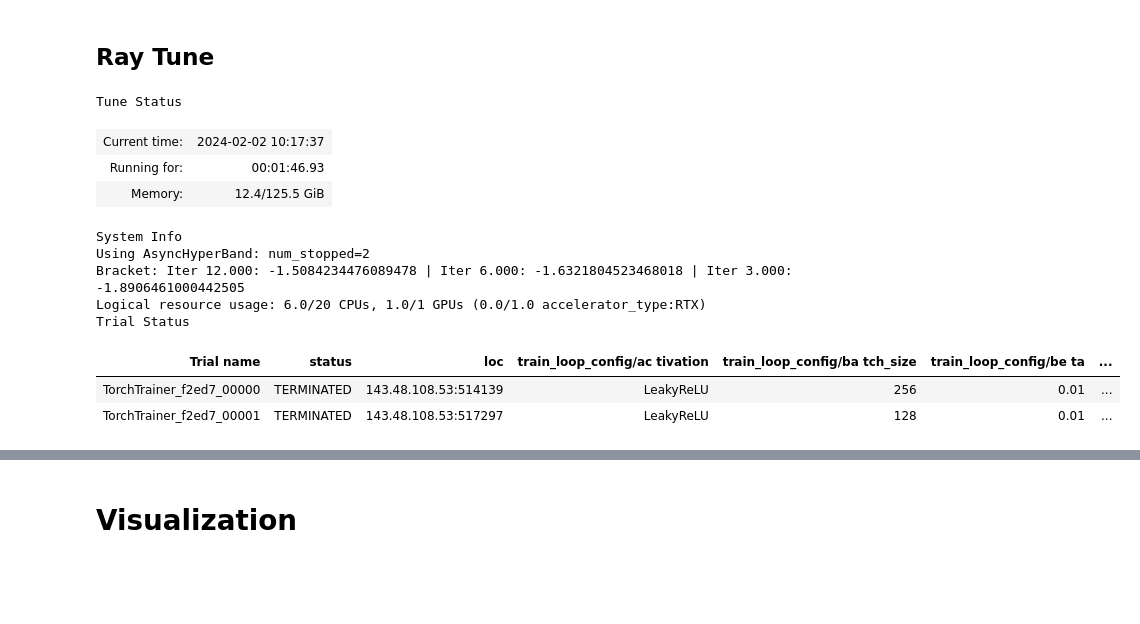
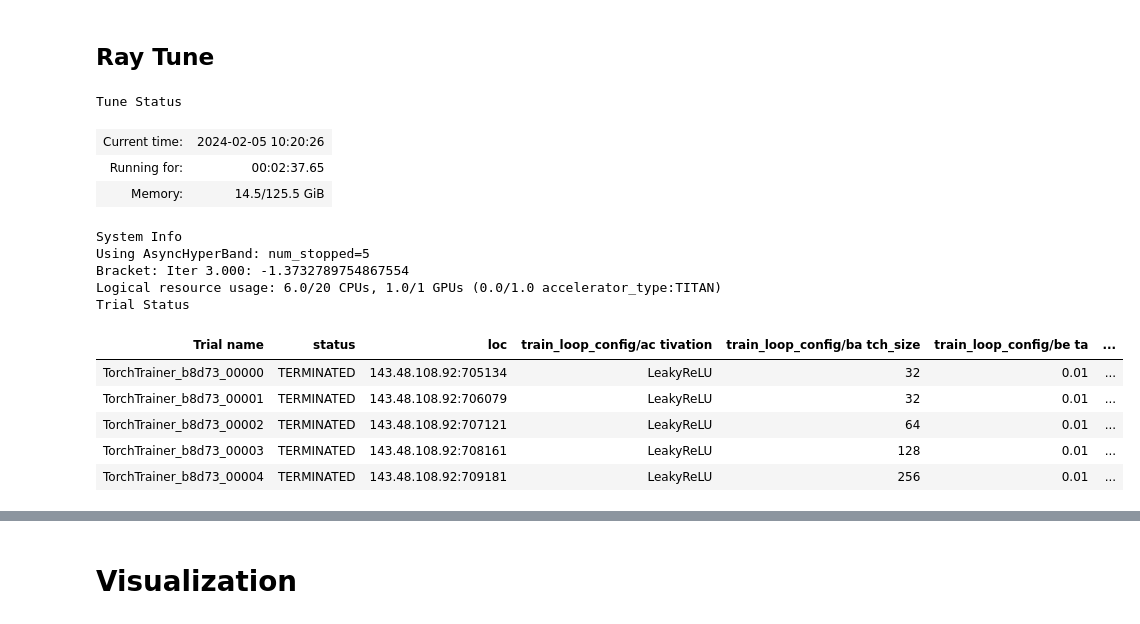
Before and after one commit to MasayukiNagai/ArgonauteAnalysis, a Jupyter notebook: VAE_ProteinFamily.ipynb, the cells around one changed output, grey strips where cells are left out. Cells and saved outputs as stored; diff of their text form; code cells hidden in the pictures; blank space fills up the shorter version.

```diff
--- a/VAE_ProteinFamily.ipynb
+++ b/VAE_ProteinFamily.ipynb
@@ -141,7 +142,8 @@ weights_dict = calculate_weights(similarity_matrix, SIMILARITY_THRESHOLDS)
 # %%
 torch_file = './data/index_seqs.pt'
+if is_loading:
+    index_seqs = torch.load(torch_file)
 # torch.save(index_seqs, torch_file)
-index_seqs = torch.load(torch_file)
 # %% [markdown]
 # Model
 # %%
@@ -383,11 +394,23 @@ class CustomProgressBar(TQDMProgressBar):
 N, L = index_seqs.shape
 C = MAX_INDEX + 1
 
+h_params = {
+    'batch_size': 64,
+    'z_dim': 2,
+    'lr': 1e-3,
+    'dropout': 0.3,
+    'beta': 0.1,
+    'activation': 'LeakyReLU',
+    'dim1': 2000,
+    'dim2': 1000,
+    'is_annealing': False}
+
+logger = TensorBoardLogger(save_dir='./lightning_logs', name=f'test')
+
 device = torch.device("cuda")
-vae_model = VAE(input_dim=L*C, device=device).to(device)
-# vae_model = vae_model.to('cuda')
-pdm = ProteinDataModule(index_seqs, batch_size=BATCH_SIZE, weights=None, seed_value=42)
-trainer = pl.Trainer(max_epochs=2, callbacks=[CustomProgressBar()])
+vae_model = VAE(input_dim=L*C, device=device, h_params=h_params).to(device)
+pdm = ProteinDataModule(index_seqs, batch_size=h_params['batch_size'], weights=None, seed_value=42)
+trainer = pl.Trainer(max_epochs=20, callbacks=[CustomProgressBar()], logger=logger)
 trainer.fit(model=vae_model, datamodule=pdm)
 # %% [output]
 GPU available: True (cuda), used: True
@@ -482,11 +513,11 @@ C = MAX_INDEX + 1
 seed = 42
 weights = None
 
-num_epochs = 15
+num_epochs = 3
 num_workers = 1
 num_gpus = 1
 num_cpus = 5
-num_samples = 200
+num_samples = 5
 
 # batch_unit = 64
 
@@ -502,6 +533,7 @@ def train_vae(config):
         callbacks=[RayTrainReportCallback()],
         plugins=[RayLightningEnvironment()],
         enable_progress_bar=False,
+        enable_checkpointing=False
     )  # callbacks=[TuneReportCallback(metrics, on="validation_end")], ###
     trainer = prepare_trainer(trainer)
     trainer.fit(model, datamodule=dm)
@@ -512,10 +544,11 @@ scaling_config = ScalingConfig(
 
 run_config = RunConfig(
     checkpoint_config=CheckpointConfig(
-        num_to_keep=2,
+        num_to_keep=1,
         checkpoint_score_attribute="ptl/val_loss",
         checkpoint_score_order="min",
     ),
+    callbacks=[WandbLoggerCallback(project="Wandb_VAE_test")]
 )
 
 ray_trainer = TorchTrainer(
@@ -529,11 +562,12 @@ search_space = {
     'activation': tune.choice(['LeakyReLU']),
     'z_dim': tune.choice([2]),
     'beta': tune.choice([0.01]),
-    'lr': tune.loguniform(1e-4, 1e-1),
+    'lr': tune.choice([1e-3]),
     'dropout': tune.uniform(0.1, 0.8),
     'dim1': tune.randint(100, 2000),
     'dim2': tune.randint(100, 2000)}
 
+    #  'lr': tune.loguniform(1e-4, 1e-1),
     # 'encoder_dim1': tune.randint(200, 2000),
     # 'encoder_dim2': tune.randint(100, 1500),
     # 'decoder_dim1': tune.randint(100, 1500),
@@ -551,23 +585,24 @@ def tune_vae_asha(num_samples=5):
             num_samples=num_samples,
             scheduler=scheduler,
         ),
-        run_config=train.RunConfig(
-            callbacks=[WandbLoggerCallback(project="Wandb_VAE")]
-        ),
+        run_config=run_config,
     )
     return tuner.fit()
 # %%
-results = tune_vae_asha(2)
+results = tune_vae_asha(num_samples)
 # %% [output]
 Tune Status
-| Current time: | 2024-02-02 10:17:37 |
-| Running for: | 00:01:46.93 |
-| Memory: | 12.4/125.5 GiB |
+| Current time: | 2024-02-05 10:20:26 |
+| Running for: | 00:02:37.65 |
+| Memory: | 14.5/125.5 GiB |
 System Info
-Using AsyncHyperBand: num_stopped=2
-Bracket: Iter 12.000: -1.5084234476089478 | Iter 6.000: -1.6321804523468018 | Iter 3.000: -1.8906461000442505
-Logical resource usage: 6.0/20 CPUs, 1.0/1 GPUs (0.0/1.0 accelerator_type:RTX)
+Using AsyncHyperBand: num_stopped=5
+Bracket: Iter 3.000: -1.3732789754867554
+Logical resource usage: 6.0/20 CPUs, 1.0/1 GPUs (0.0/1.0 accelerator_type:TITAN)
 Trial Status
 | Trial name | status | loc | train_loop_config/ac tivation | train_loop_config/ba tch_size | train_loop_config/be ta | ... |
-| TorchTrainer_f2ed7_00000 | TERMINATED | 143.48.108.53:514139 | LeakyReLU | 256 | 0.01 | ... |
-| TorchTrainer_f2ed7_00001 | TERMINATED | 143.48.108.53:517297 | LeakyReLU | 128 | 0.01 | ... |
+| TorchTrainer_b8d73_00000 | TERMINATED | 143.48.108.92:705134 | LeakyReLU | 32 | 0.01 | ... |
+| TorchTrainer_b8d73_00001 | TERMINATED | 143.48.108.92:706079 | LeakyReLU | 32 | 0.01 | ... |
+| TorchTrainer_b8d73_00002 | TERMINATED | 143.48.108.92:707121 | LeakyReLU | 64 | 0.01 | ... |
+| TorchTrainer_b8d73_00003 | TERMINATED | 143.48.108.92:708161 | LeakyReLU | 128 | 0.01 | ... |
+| TorchTrainer_b8d73_00004 | TERMINATED | 143.48.108.92:709181 | LeakyReLU | 256 | 0.01 | ... |
```
Also changed, not shown: parts of 13 cells of this notebook.
